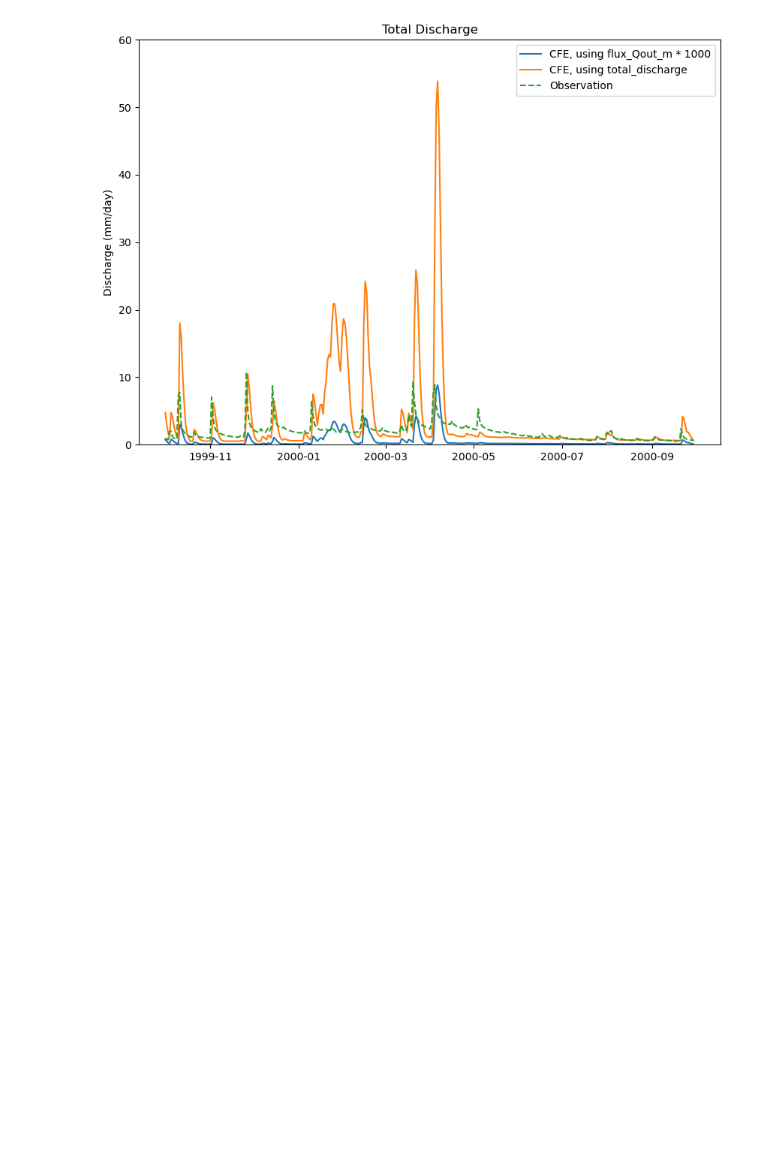
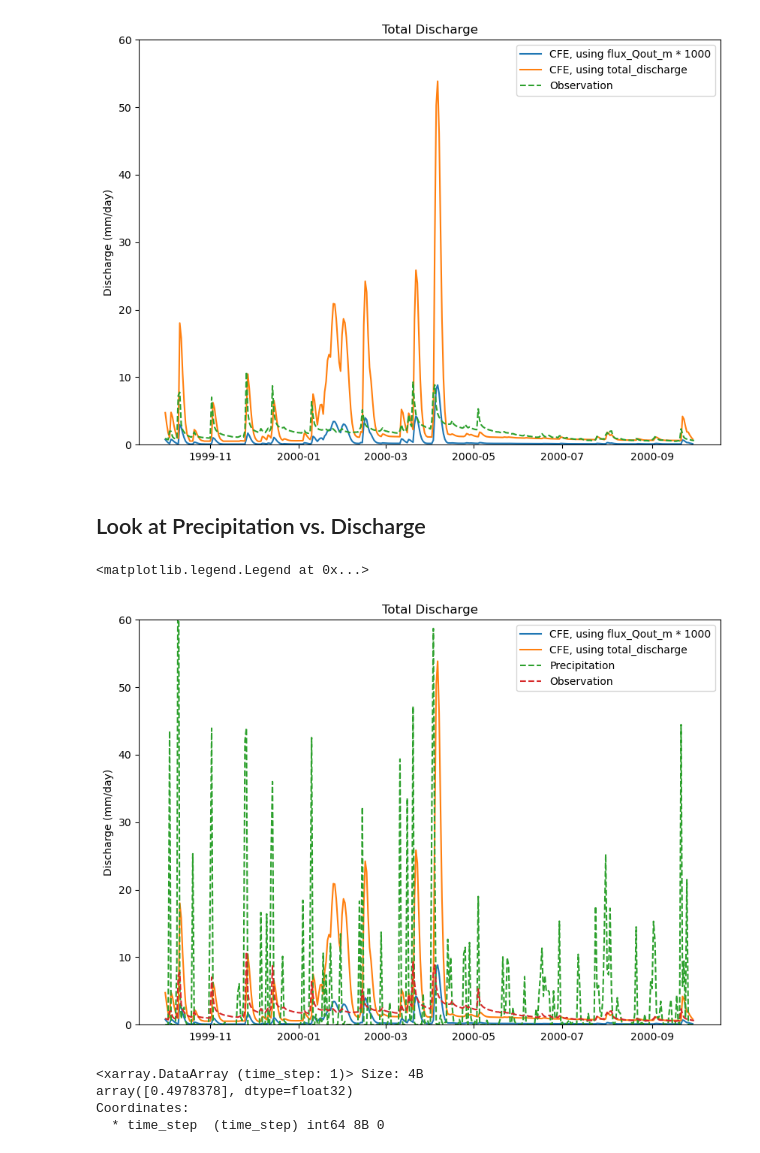
Before and after one commit to mines-ciroh/neuralhydrology, a Jupyter notebook: examples/07-DifferentialCFE-Model/testRun.ipynb, the cells around one changed output. Drawn from its saved outputs; the diff is of its cells as text; code cells hidden in the pictures; blank space fills up the shorter version.

```diff
--- a/examples/07-DifferentialCFE-Model/testRun.ipynb
+++ b/examples/07-DifferentialCFE-Model/testRun.ipynb
@@ -971,3 +972,36 @@ ax.legend()
 # %% [output]
 <matplotlib.legend.Legend at 0x...>
 [figure]
+# %% [markdown]
+## Look at Precipitation vs. Discharge
+# %%
+precip1999 = inputForcings1999[0,0,366:731]
+totalDischarge1999 = runoffOut1999[365:730,0]*526.77 * 1000000.0 / (3600*24)
+# %%
+fig, ax = plt.subplots(figsize=(10,7))
+#Unit Issues Ploting from previous section.
+ax.plot(qobs1999['date'][0:365], runoffOut1999[365:730,0]*1000, label = 'CFE, using flux_Qout_m * 1000')
+ax.plot(qobs1999['date'][0:365], runoffOut1999[365:730,0]*526.77 * 1000000.0 / (3600*24), label = 'CFE, using total_discharge')
+#ax.plot(qobs1999['date'][0:364], prediction1999[1:365,0]*526.77 * 1000000.0 / (3600*24), label = 'NH-dCFE, using total_discharge', linestyle = 'dashed')
+#ax.plot(qobs1999['date'][0:364], prediction1999[1:365,0]*1000, label = 'NH-dCFE, using flux_Qout_m*1000', linestyle = 'dashed')
+ax.plot(qobs1999['date'][0:365], precip1999, label = 'Precipitation', linestyle = 'dashed')
+ax.plot(qobs1999['date'], qobs1999, label="Observation", linestyle = 'dashed')
+# Set labels and title
+ax.set_ylabel("Discharge (mm/day)")
+ax.set_title(f"Total Discharge")
+# Set axis limits
+ax.set_ylim([0, 60])
+ax.legend()
+# %% [output]
+<matplotlib.legend.Legend at 0x...>
+[figure, added]
+# %%
+# sum(runoffOut1999[365:730,0]*1000)/sum(precip1999)
+
+#sum(runoffOut1999[365:730,0]*526.77 * 1000000.0 / (3600*24))/sum(precip1999)
+sum(qobs1999)/sum(precip1999)
+# %% [output]
+<xarray.DataArray (time_step: 1)> Size: 4B
+array([0.4978378], dtype=float32)
+Coordinates:
+  * time_step  (time_step) int64 8B 0
```
Also changed, not shown: parts of 5 cells of this notebook, 4 other files.
